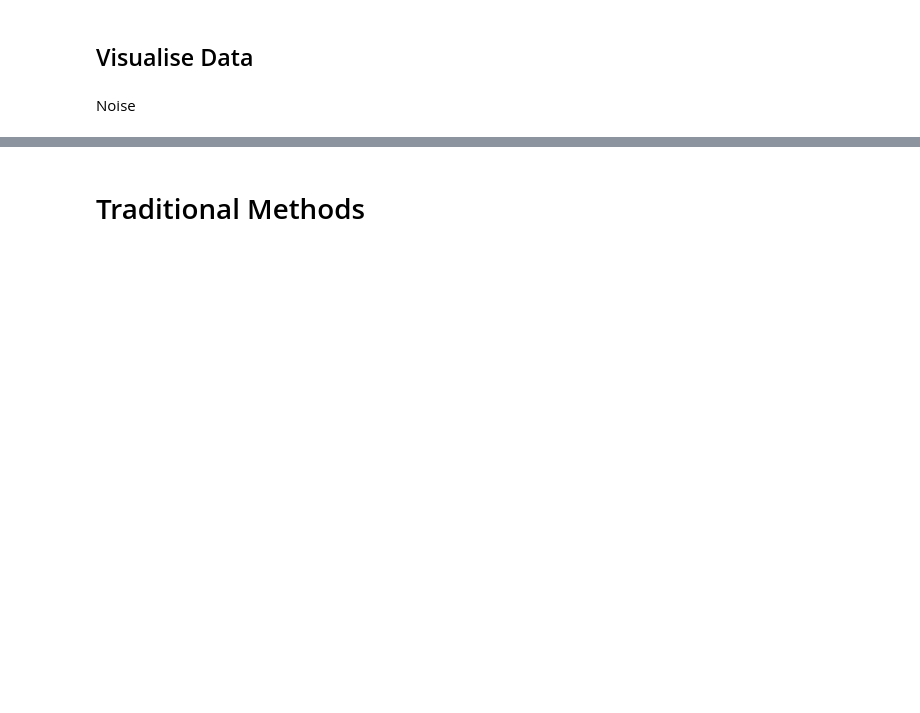
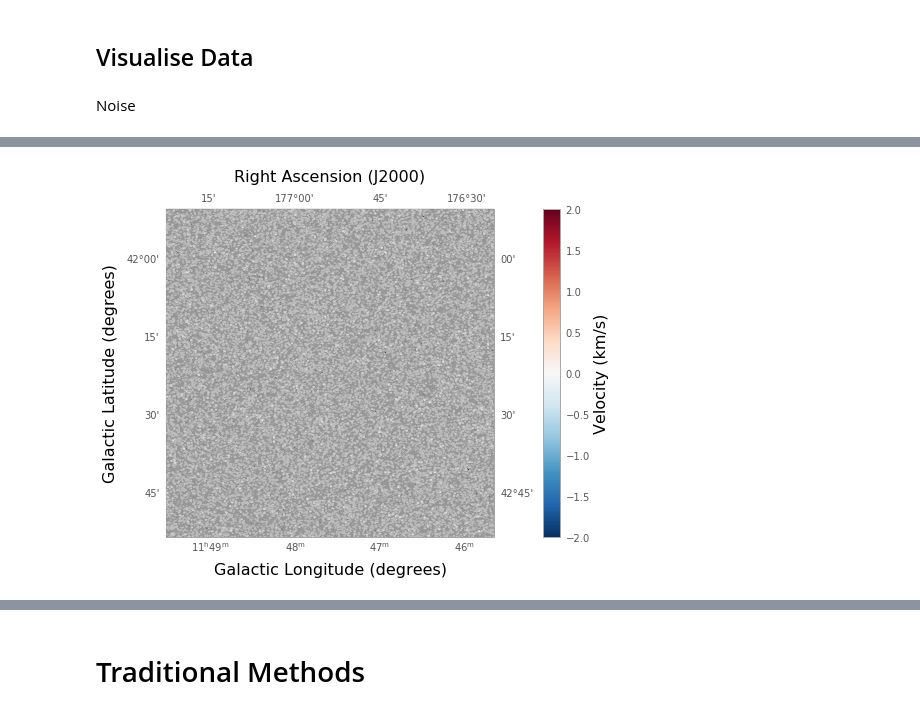
Before and after one commit to Jbarkai/HISourceFinder, a Jupyter notebook: Practice methods.ipynb, the cells around one changed output, grey strips where cells are left out. Cells and saved outputs as stored; diff of their text form; code cells hidden in the pictures; blank space fills up the shorter version.

```diff
--- a/Practice methods.ipynb
+++ b/Practice methods.ipynb
@@ -37,0 +37,8 @@ noise_data = fits.getdata('data/U6805.lmap.fits')
+# %%
+noise_data = fits.open('data/U6805.lmap.fits')
+noise_data[0].header['CTYPE3'] = 'FREQ'
+noise_data[0].header['CUNIT3'] = 'Hz'
+rest_vel = noise_data[0].header['VELR']*(u.m/u.s)
+rest_freq = noise_data[0].header['FREQR']*u.Hz
+noise_cube = SpectralCube.read(noise_data)
+noise_data.close()
@@ -44,5 +53,38 @@ cube = SpectralCube.read(hi_data)  # Initiate a SpectralCube
 hi_data.close()  # Close the FITS file - we already read it in and don't need it anymore!
 # %% [markdown]
 ## Visualise Data
+# %%
+def plot_cube(cube_data, mask=0, vmin=0, vmax=200, rest_value=None, velocity_convention=None):
+    spec_cube = cube_data.with_spectral_unit(u.km/u.s, rest_value=rest_value, velocity_convention=velocity_convention)
+    moment_0 = spec_cube.moment(order=0)  # Zero-th moment
+    moment_1 = spec_cube.moment(order=1)  # First moment
+    hi_column_density = moment_0 * 1.82 * 10**18 / (u.cm * u.cm) * u.s / u.K / u.km
+    # Initiate a figure and axis object with WCS projection information
+    fig = plt.figure(figsize=(10, 5))
+    ax = fig.add_subplot(111, projection=moment_1.wcs)
+
+    # Display the moment map image
+    im = ax.imshow(moment_1.hdu.data, cmap='RdBu_r', vmin=vmin, vmax=vmax)
+    ax.invert_yaxis()  # Flips the Y axis
+
+    # Add axes labels
+    ax.set_xlabel("Galactic Longitude (degrees)", fontsize=16)
+    ax.set_ylabel("Galactic Latitude (degrees)", fontsize=16)
+
+    # Add a colorbar
+    cbar = plt.colorbar(im, pad=.07)
+    cbar.set_label('Velocity (km/s)', size=16)
+
+    # Overlay set of RA/Dec Axes
+    overlay = ax.get_coords_overlay('fk5')
+    overlay.grid(color='white', ls='dotted', lw=2)
+    overlay[0].set_axislabel('Right Ascension (J2000)', fontsize=16)
+    overlay[1].set_axislabel('Declination (J2000)', fontsize=16)
+    # Overplot column density contours
+    if mask == 0:
+        ax.contour(hi_column_density, cmap='Greys_r')
+    else:
+        ax.contour(mask, cmap='Greys_r')
+    fig.tight_layout()
 # %% [markdown]
 Noise
@@ -61,0 +91,3 @@ WARNING: WCSWarning: WCS2 is missing card DATEREF [spectral_cube.wcs_utils]
+# %%
+plot_cube(noise_cube, vmin=-2, vmax=2, rest_value=rest_freq, velocity_convention=u.doppler_radio)
+# %% [output]
@@ -61,0 +95 @@ WARNING: WCSWarning: WCS2 is missing card DATEREF [spectral_cube.wcs_utils]
+[figure, added]
```
Also changed, not shown: parts of 17 cells of this notebook, 4 other files.
